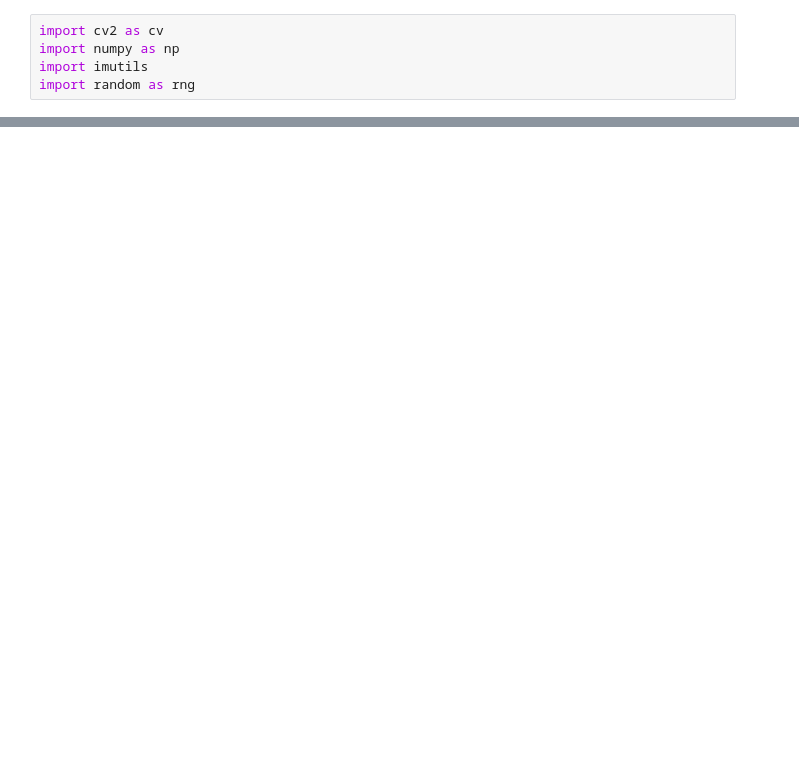
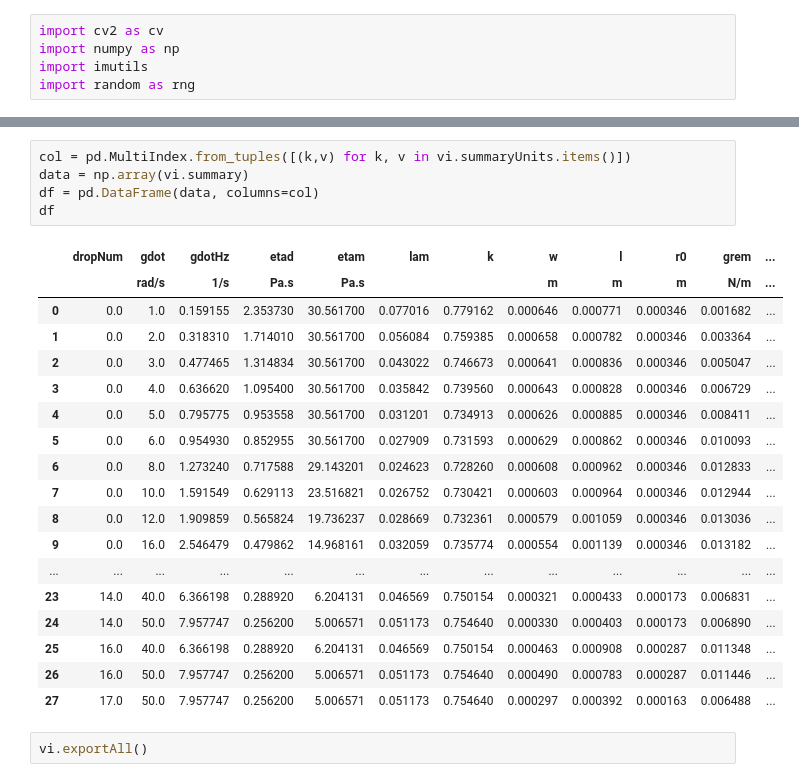
Before and after one commit to usnistgov/shearCellTensiometry, a Jupyter notebook: ipynb/fileHandling.ipynb, the cells around one changed output, grey strips where cells are left out. Saved outputs shown, nothing was run; the diff lists cells and outputs as text; blank space fills up the shorter version.

```diff
--- a/ipynb/fileHandling.ipynb
+++ b/ipynb/fileHandling.ipynb
@@ -307,0 +131,26 @@ d1
+# %%
+col = pd.MultiIndex.from_tuples([(k,v) for k, v in vi.summaryUnits.items()])
+data = np.array(vi.summary)
+df = pd.DataFrame(data, columns=col)
+df
+# %% [output]
+|  | dropNum | gdot | gdotHz | etad | etam | lam | k | w | l | r0 | grem | ... |
+|  |  | rad/s | 1/s | Pa.s | Pa.s |  |  | m | m | m | N/m | ... |
+| 0 | 0.0 | 1.0 | 0.159155 | 2.353730 | 30.561700 | 0.077016 | 0.779162 | 0.000646 | 0.000771 | 0.000346 | 0.001682 | ... |
+| 1 | 0.0 | 2.0 | 0.318310 | 1.714010 | 30.561700 | 0.056084 | 0.759385 | 0.000658 | 0.000782 | 0.000346 | 0.003364 | ... |
+| 2 | 0.0 | 3.0 | 0.477465 | 1.314834 | 30.561700 | 0.043022 | 0.746673 | 0.000641 | 0.000836 | 0.000346 | 0.005047 | ... |
+| 3 | 0.0 | 4.0 | 0.636620 | 1.095400 | 30.561700 | 0.035842 | 0.739560 | 0.000643 | 0.000828 | 0.000346 | 0.006729 | ... |
+| 4 | 0.0 | 5.0 | 0.795775 | 0.953558 | 30.561700 | 0.031201 | 0.734913 | 0.000626 | 0.000885 | 0.000346 | 0.008411 | ... |
+| 5 | 0.0 | 6.0 | 0.954930 | 0.852955 | 30.561700 | 0.027909 | 0.731593 | 0.000629 | 0.000862 | 0.000346 | 0.010093 | ... |
+| 6 | 0.0 | 8.0 | 1.273240 | 0.717588 | 29.143201 | 0.024623 | 0.728260 | 0.000608 | 0.000962 | 0.000346 | 0.012833 | ... |
+| 7 | 0.0 | 10.0 | 1.591549 | 0.629113 | 23.516821 | 0.026752 | 0.730421 | 0.000603 | 0.000964 | 0.000346 | 0.012944 | ... |
+| 8 | 0.0 | 12.0 | 1.909859 | 0.565824 | 19.736237 | 0.028669 | 0.732361 | 0.000579 | 0.001059 | 0.000346 | 0.013036 | ... |
+| 9 | 0.0 | 16.0 | 2.546479 | 0.479862 | 14.968161 | 0.032059 | 0.735774 | 0.000554 | 0.001139 | 0.000346 | 0.013182 | ... |
+| ... | ... | ... | ... | ... | ... | ... | ... | ... | ... | ... | ... | ... |
+| 23 | 14.0 | 40.0 | 6.366198 | 0.288920 | 6.204131 | 0.046569 | 0.750154 | 0.000321 | 0.000433 | 0.000173 | 0.006831 | ... |
+| 24 | 14.0 | 50.0 | 7.957747 | 0.256200 | 5.006571 | 0.051173 | 0.754640 | 0.000330 | 0.000403 | 0.000173 | 0.006890 | ... |
+| 25 | 16.0 | 40.0 | 6.366198 | 0.288920 | 6.204131 | 0.046569 | 0.750154 | 0.000463 | 0.000908 | 0.000287 | 0.011348 | ... |
+| 26 | 16.0 | 50.0 | 7.957747 | 0.256200 | 5.006571 | 0.051173 | 0.754640 | 0.000490 | 0.000783 | 0.000287 | 0.011446 | ... |
+| 27 | 17.0 | 50.0 | 7.957747 | 0.256200 | 5.006571 | 0.051173 | 0.754640 | 0.000297 | 0.000392 | 0.000163 | 0.006488 | ... |
+# %%
+vi.exportAll()
```
Also changed, not shown: parts of 44 cells of this notebook, 2 other files.
